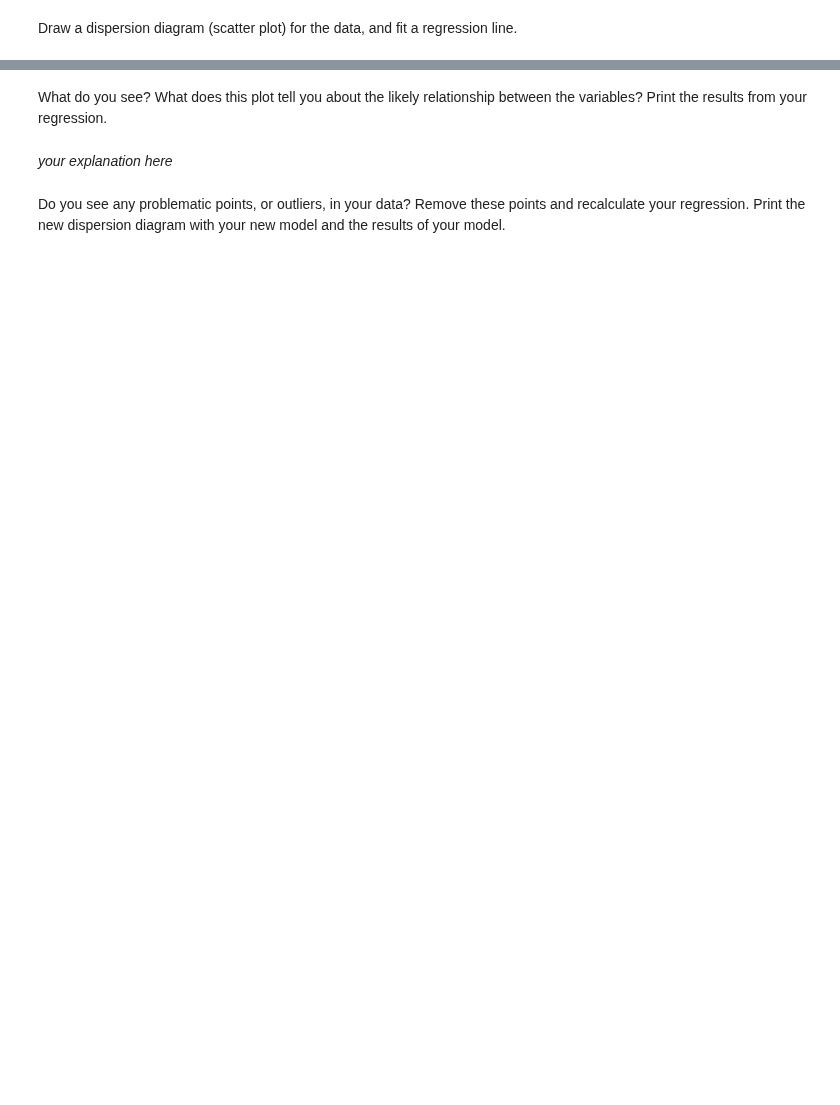
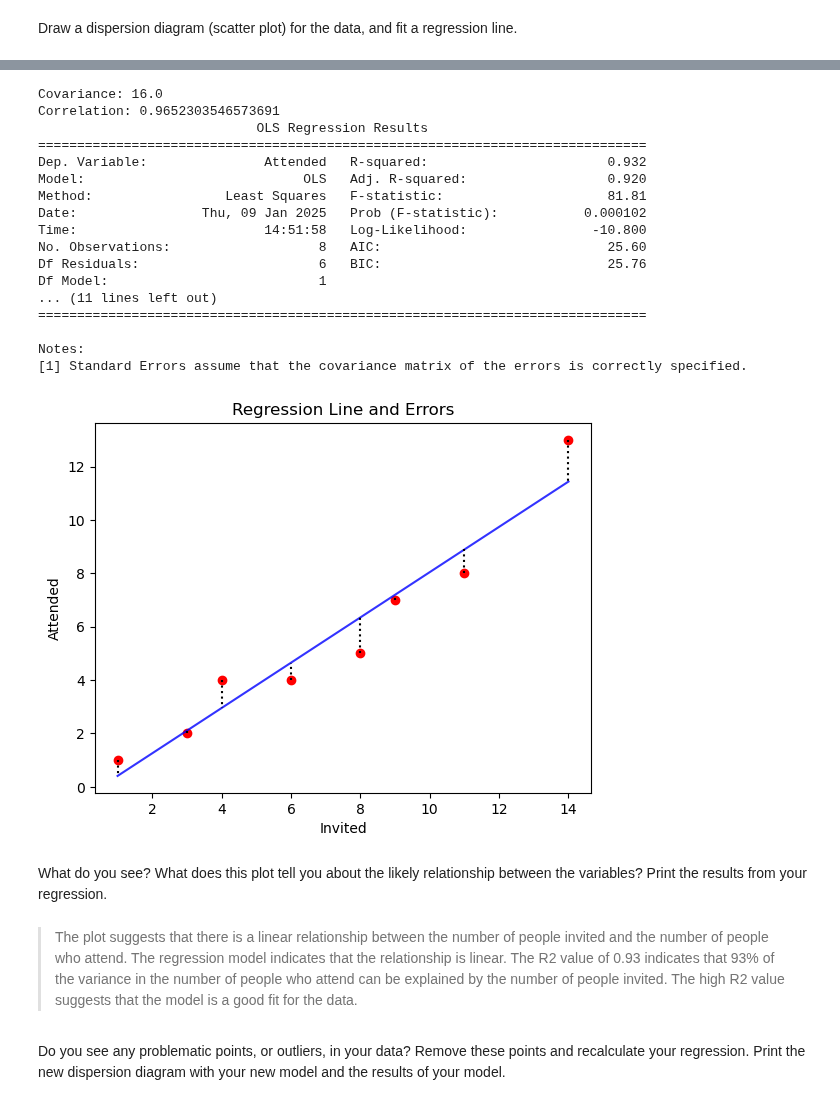
Before and after one commit to ironhack-labs/lab-regression-analysis-en, a Jupyter notebook: your-code/lab-regression-analysis.ipynb, the cells around one changed output, grey strips where cells are left out. Cells and saved outputs as stored; diff of their text form; code cells hidden in the pictures; blank space fills up the shorter version.

```diff
--- a/your-code/lab-regression-analysis.ipynb
+++ b/your-code/lab-regression-analysis.ipynb
@@ -334,6 +357,57 @@ Draw a dispersion diagram (scatter plot) for the data, and fit a regression line
+# %%
+import numpy as np
+import statsmodels.formula.api as smf
+
+# Calculate covariance and correlation of the variables.
+covariance = np.cov(df['Invited'], df['Attended'])
+correlation = np.corrcoef(df['Invited'], df['Attended'])
+print(f'Covariance: {covariance[0][1]}')
+print(f'Correlation: {correlation[0][1]}')
+
+# Build a linear regression model
+model = smf.ols(formula='Attended ~ Invited', data=df)
+results = model.fit()
+print(results.summary())
+
+# Plot the regression line and scatter plot
+x = df['Invited']
+y = df['Attended']
+
+a0, a1 = results.params
+plt.scatter(x, y, color='red')  # Scatter plot
+
+# Plot the regression line
+plt.plot([x.min(), x.max()], [a0 + a1 * x.min(), a0 + a1 * x.max()], alpha=0.8, color='blue')
+
+# Add pointed black lines to illustrate the errors
+for xi, yi in zip(x, y):
+    plt.plot([xi]*2, [yi, a0 + a1 * xi], "k:")
+plt.xlabel('Invited')
+plt.ylabel('Attended')
+plt.title('Regression Line and Errors')
+plt.show()
+# %% [output]
+Covariance: 16.0
+Correlation: 0.9652303546573691
+                            OLS Regression Results
+==============================================================================
+Dep. Variable:               Attended   R-squared:                       0.932
+Model:                            OLS   Adj. R-squared:                  0.920
+Method:                 Least Squares   F-statistic:                     81.81
+Date:                Thu, 09 Jan 2025   Prob (F-statistic):           0.000102
+Time:                        14:51:58   Log-Likelihood:                -10.800
+No. Observations:                   8   AIC:                             25.60
+Df Residuals:                       6   BIC:                             25.76
+Df Model:                           1
+... (11 lines left out)
+==============================================================================
+
+Notes:
+[1] Standard Errors assume that the covariance matrix of the errors is correctly specified.
+[figure, added]
 # %% [markdown]
 What do you see? What does this plot tell you about the likely relationship between the variables? Print the results from your regression.
-# %% [markdown]
-*your explanation here*
+# %% [markdown]
+> The plot suggests that there is a linear relationship between the number of people invited and the number of people who attend. The regression model indicates that the relationship is linear. The R2 value of 0.93 indicates that 93% of the variance in the number of people who attend can be explained by the number of people invited. The high R2 value suggests that the model is a good fit for the data.
 # %% [markdown]
 Do you see any problematic points, or outliers, in your data? Remove these points and recalculate your regression. Print the new dispersion diagram with your new model and the results of your model.
```
Also changed, not shown: parts of 8 cells of this notebook.
